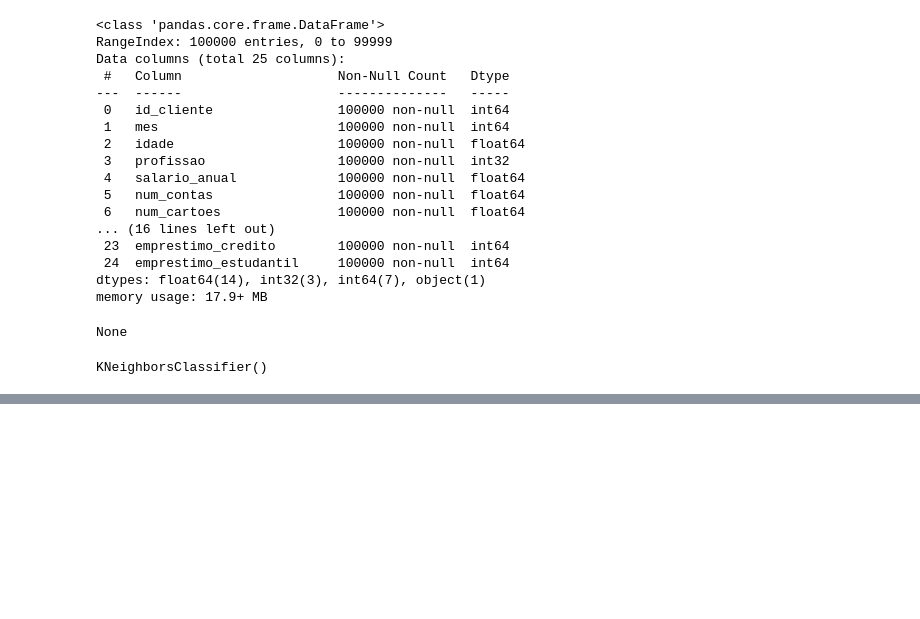
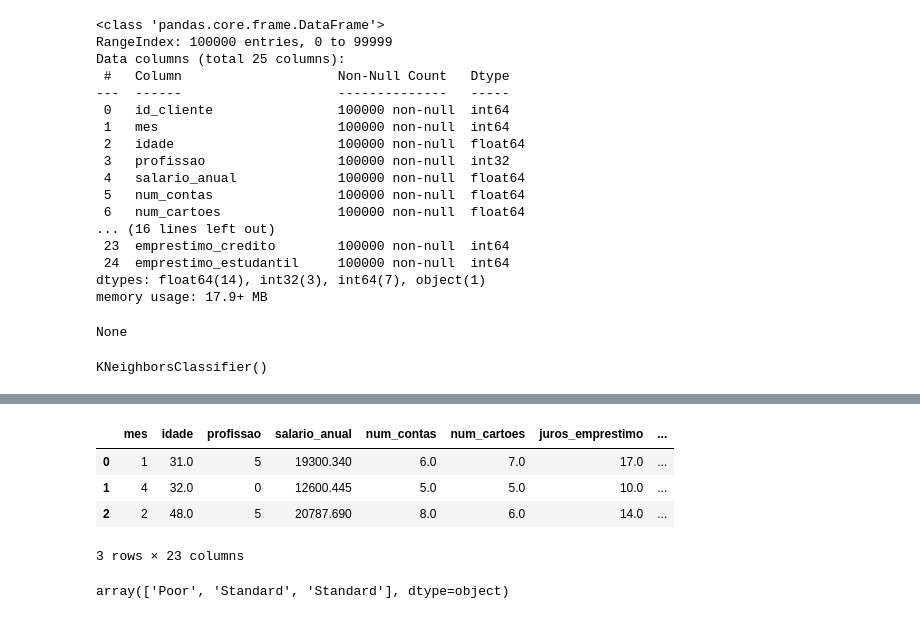
Before and after one commit to deboramargaretesantos/projeto_intelig-ncia_artificial_e_previs-es, a Jupyter notebook: inicial.ipynb, the cells around one changed output, grey strips where cells are left out. Saved outputs shown, nothing was run; the diff lists cells and outputs as text; code cells hidden in the pictures; blank space fills up the shorter version.

Commit message:
aplicando _mellhor _modelo IA_em_novos_clientes

```diff
--- a/inicial.ipynb
+++ b/inicial.ipynb
@@ -152,0 +151,28 @@ display(accuracy_score(y_teste, previsao_knn))
+# %%
+# passo 5 - usar o melhor modelo para fazer previsão de novos clientes
+# árvore de decisão é o melhor modelo para fazer previsão de novos clientes
+tabela_novos_clientes = pd.read_csv("novos_clientes.csv")
+
+# profissao
+
+tabela_novos_clientes["profissao"] = codificador_profissao.transform(tabela_novos_clientes["profissao"])
+
+# mix_credito
+
+tabela_novos_clientes["mix_credito"] = codificador_credito.transform(tabela_novos_clientes["mix_credito"])
+
+# pagamento
+
+tabela_novos_clientes["comportamento_pagamento"] = codificador_pagamento.transform(tabela_novos_clientes["comportamento_pagamento"])
+
+display(tabela_novos_clientes)
+
+nova_previsao = modelo_arvoredecisao.predict(tabela_novos_clientes)
+display(nova_previsao)
+# %% [output]
+|  | mes | idade | profissao | salario_anual | num_contas | num_cartoes | juros_emprestimo | ... |
+| 0 | 1 | 31.0 | 5 | 19300.340 | 6.0 | 7.0 | 17.0 | ... |
+| 1 | 4 | 32.0 | 0 | 12600.445 | 5.0 | 5.0 | 10.0 | ... |
+| 2 | 2 | 48.0 | 5 | 20787.690 | 8.0 | 6.0 | 14.0 | ... |
+3 rows × 23 columns
+array(['Poor', 'Standard', 'Standard'], dtype=object)
```
Also changed, not shown: parts of 2 cells of this notebook.
